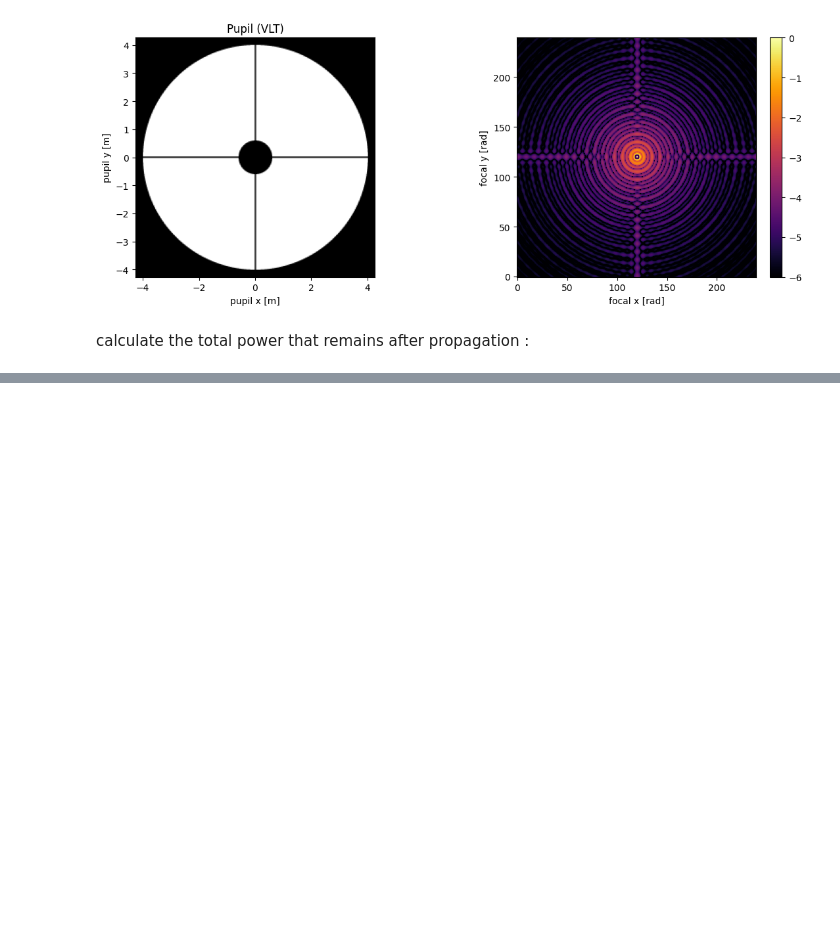
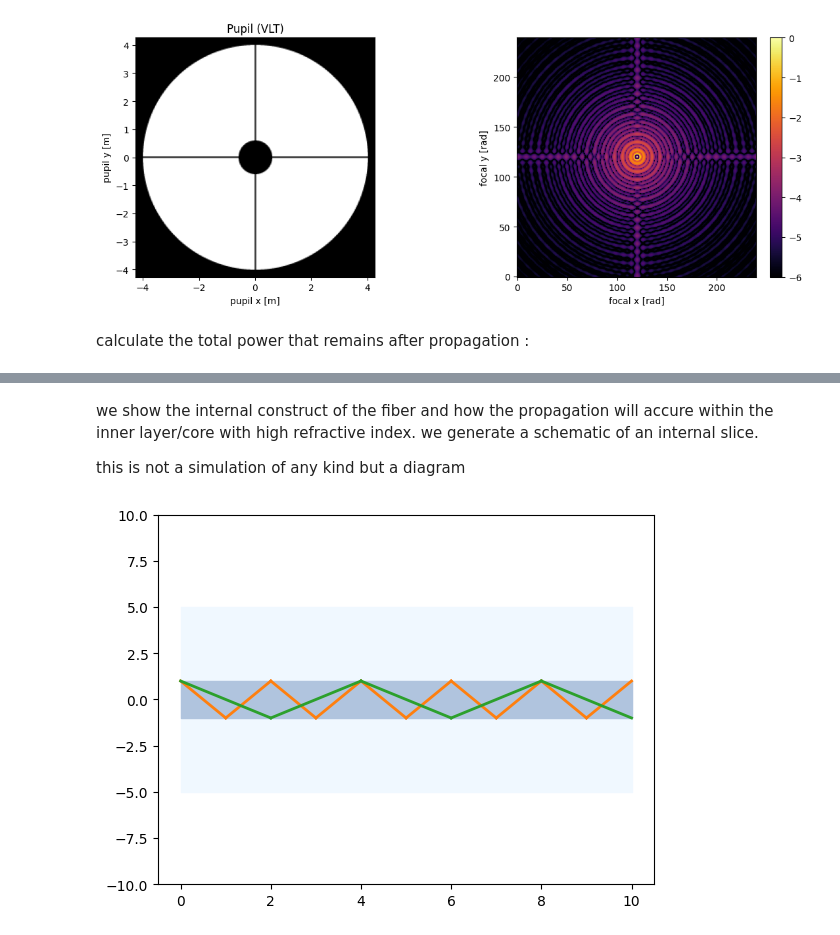
Before and after one commit to yizharf9/qkd, a Jupyter notebook: oct_2025/simulation.ipynb, the cells around one changed output, grey strips where cells are left out. Saved outputs shown, nothing was run; the diff lists cells and outputs as text; code cells hidden in the pictures; blank space fills up the shorter version.

```diff
--- a/oct_2025/simulation.ipynb
+++ b/oct_2025/simulation.ipynb
@@ -135,0 +272,26 @@ print(np.log10(I2_masked.sum()/I2.sum()))
+# %% [markdown]
+we show the internal construct of the fiber and how the propagation will accure within the inner layer/core with high refractive index.
+we generate a schematic of an internal slice.
+
+this is not a simulation of any kind but a diagram
+# %%
+xmax = 10 # x,y bounds
+xt=np.linspace(0,xmax) # x,y axes
+
+plt.fill_between(xt,-5,5,color = "aliceblue") # low refractive index shell
+plt.fill_between(xt,-1,1,color = "lightsteelblue") # high refractive index core
+
+x = np.linspace(0, 1)
+for i in range(xmax):
+    y = (2*(i%2)-1) * 2/(x.max()-x.min()) * (x-x.min()) - (2*(i%2)-1)
+    plt.plot(x + i, y, 'C1', linewidth=2)
+
+x = np.linspace(0, 2)
+for i in range(5):
+    y = (2*(i%2)-1) * 2/(x.max()-x.min()) * (x-x.min()) - (2*(i%2)-1)
+    plt.plot(x + 2 * i, y, 'C2', linewidth=2)
+
+plt.ylim([-10,10])
+plt.show()
+# %% [output]
+[figure, added]
```
Also changed, not shown: parts of 25 cells of this notebook, 1 other file.
